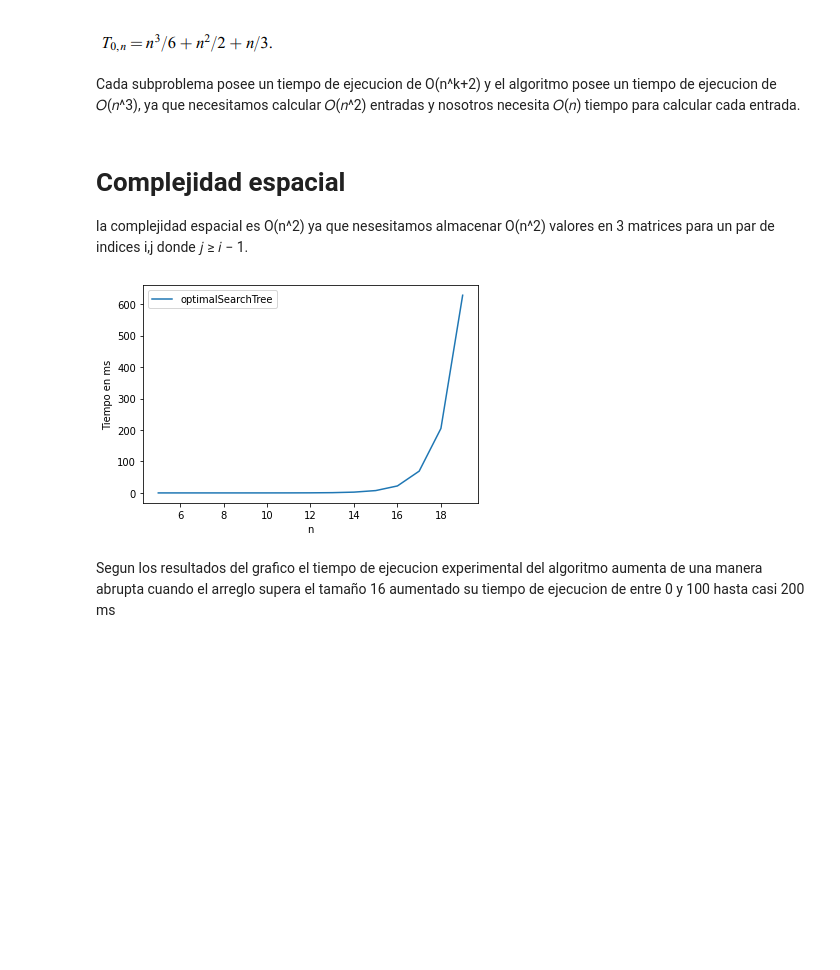
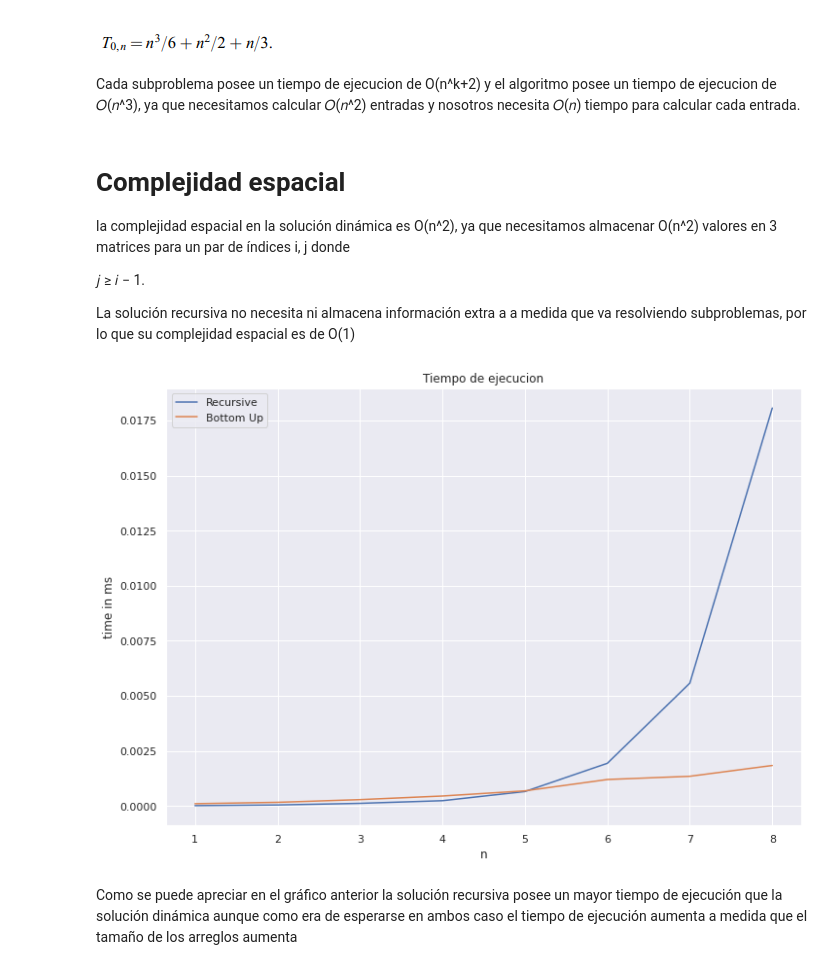
Before and after one commit to Estebanc0/ADA-Informe, a Jupyter notebook: Informe_8.ipynb, the cells around one changed output. Saved outputs shown, nothing was run; the diff lists cells and outputs as text; code cells hidden in the pictures; blank space fills up the shorter version.

```diff
--- a/Informe_8.ipynb
+++ b/Informe_8.ipynb
@@ -157,0 +142,7 @@ def sum(freq, i, j):
+# %%
+keys = ["a","b","c","d","e"]
+p=[0,0.30,0.05,0.08,0.13,0.43]
+q=[0.1,0.1,0.05,0.01,0.05,0.05]
+n=5
+aux= optimalD(keys, p, q, n)
+print(f"El costo del arbol optimo es {aux[1][5]}")
@@ -166,41 +161,52 @@ Cada subproblema posee un tiempo de ejecucion de O(n^k+2) y el algoritmo posee u
 necesita 𝑂(𝑛) tiempo para calcular cada entrada.
 # %% [markdown]
 # Complejidad espacial
-la complejidad espacial es O(n^2) ya que nesesitamos almacenar O(n^2) valores en 3 matrices para un par de indices i,j donde
+la complejidad espacial en la solución dinámica es O(n^2), ya que necesitamos almacenar O(n^2) valores en 3 matrices para un par de índices i, j donde
+
 𝑗 ≥ 𝑖 − 1.
+
+
+
+La solución recursiva no necesita ni almacena información extra a a medida que va resolviendo subproblemas, por lo que su complejidad espacial es de O(1)
-# %%
-import random
-import numpy as np
-
-def optimal_bst_instance_generator(n):
-    keys = sorted(random.sample(range(1, 100), n))
-    arr = np.random.random(n*2+1)
-    arr /= arr.sum()
-
-    p = list(arr[:n]) # Probabilidad de las claves
-    q = arr[n:] # Probabilidad de las claves ficticias
-    return keys, p, q
 # %%
 import matplotlib.pyplot as plt
+import seaborn as sns
 import datetime
 from timeit import repeat
+import numpy as np
 
-x=[]; y=[]
-for n in range(5,20):
-  keys, p, q=optimal_bst_instance_generator(n)
-  t = repeat(setup="from __main__ import optimalSearchTree", stmt=f"optimalSearchTree({keys},{p},{n})", repeat=1, number=2)
+%matplotlib inline
+sns.set(context='notebook', style='darkgrid', palette='dark')
+sns.set(rc={'figure.figsize':(11.7,8.27)})
+
+# Tiempo
+
+x=[]; x2=[]
+y=[]; y2=[]
+
+for n in range(1,9):
+  keys, p, q = optimal_bst_instance_generator(n)
+
+  t = repeat(setup="from __main__ import optimalSearchTree", stmt=f"optimalSearchTree({keys},{p}, {n})", repeat=1, number=10)
 
   x.append(n)
   y.append(t)
 
+  t = repeat(setup="from __main__ import optimalD", stmt=f"optimalD({keys},{p}, {q.tolist()}, {n})", repeat=1, number=10)
+
+  x2.append(n)
+  y2.append(t)
+
 
 plt.plot(x,y)
-plt.legend(["optimalSearchTree"])
+plt.plot(x2,y2)
+plt.legend(["Recursive", "Bottom Up"])
+plt.title("Tiempo de ejecucion")
 
 plt.xlabel('n')
-plt.ylabel('Tiempo en ms')
+plt.ylabel('time in ms')
 plt.show()
 # %% [output]
-[figure, old version]
+[figure, new version]
-# %% [markdown]
-Segun los resultados del grafico el tiempo de ejecucion experimental del algoritmo aumenta de una manera abrupta cuando el arreglo supera el tamaño 16 aumentado su tiempo de ejecucion de entre 0 y 100 hasta casi 200 ms
+# %% [markdown]
+Como se puede apreciar en el gráfico anterior la solución recursiva posee un mayor tiempo de ejecución que la solución dinámica aunque como era de esperarse en ambos caso el tiempo de ejecución aumenta a medida que el tamaño de los arreglos aumenta
```
Also changed, not shown: parts of 9 cells of this notebook.
